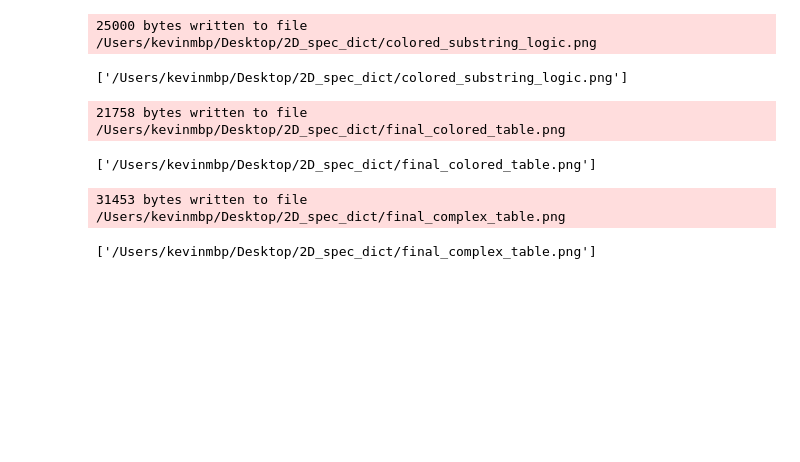
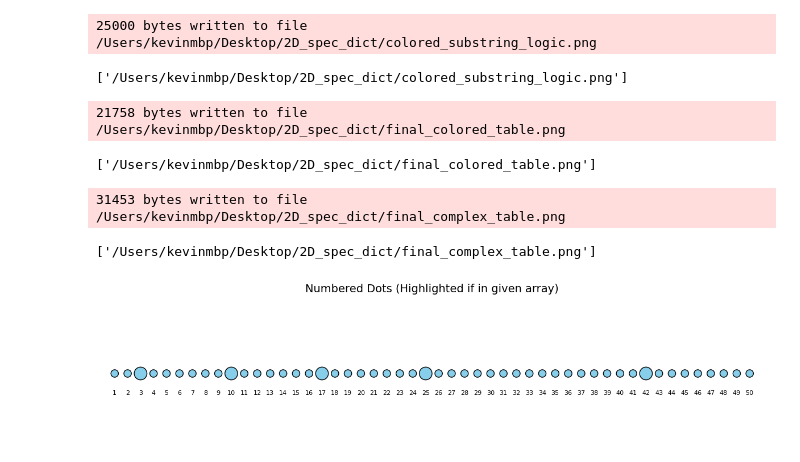
Before and after one commit to Kevinxsn/2D_spec_dict, a Jupyter notebook: notebook2.ipynb, the cells around one changed output. Drawn from its saved outputs; the diff is of its cells as text; code cells hidden in the pictures; blank space fills up the shorter version.

```diff
--- a/notebook2.ipynb
+++ b/notebook2.ipynb
@@ -419,3 +419,40 @@ hti.screenshot(html_file='final_complex_table.html', save_as='final_complex_tabl
 # %% [output]
 31453 bytes written to file /Users/kevinmbp/Desktop/2D_spec_dict/final_complex_table.png
 ['/Users/kevinmbp/Desktop/2D_spec_dict/final_complex_table.png']
+# %%
+import matplotlib.pyplot as plt
+import numpy as np
+
+def plot_numbered_dots(highlight_array):
+    """
+    Generate a scatter plot of 50 dots labeled 1–50.
+    Dots in highlight_array are drawn larger.
+    """
+    # Create 50 x positions spaced evenly
+    x = np.arange(1, 51)
+    y = np.zeros_like(x)  # place all dots on the same horizontal line
+
+    # Create size array — larger for highlighted numbers
+    sizes = np.where(np.isin(x, highlight_array), 260, 90)
+
+    # Scatter plot
+    plt.figure(figsize=(15, 3))
+    plt.scatter(x, y, s=sizes, color='skyblue', edgecolor='black')
+
+    # Add labels under each dot
+    for i, val in enumerate(x):
+        plt.text(x[i], -0.05, str(val), ha='center', va='top', fontsize=8)
+
+    # Styling
+    plt.axis('off')
+    plt.title("Numbered Dots (Highlighted if in given array)", fontsize=14, pad=20)
+    plt.ylim(-0.2, 0.2)
+    plt.xlim(0, 51)
+
+    plt.show()
+
+# Example usage
+highlight_array = [3, 10, 17, 25, 42]
+plot_numbered_dots(highlight_array)
+# %% [output]
+[figure, added]
```
Also changed, not shown: 6 other files.
